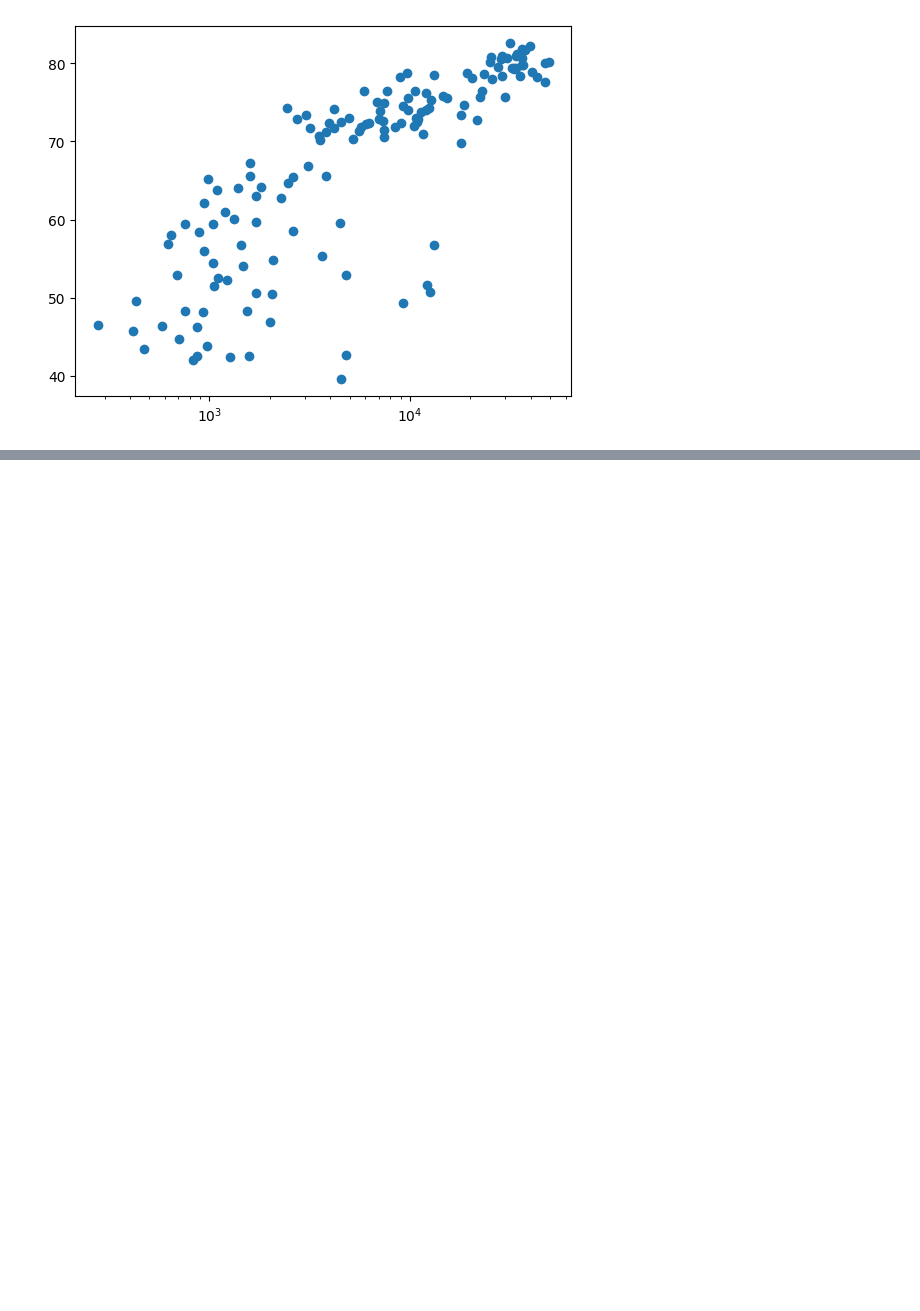
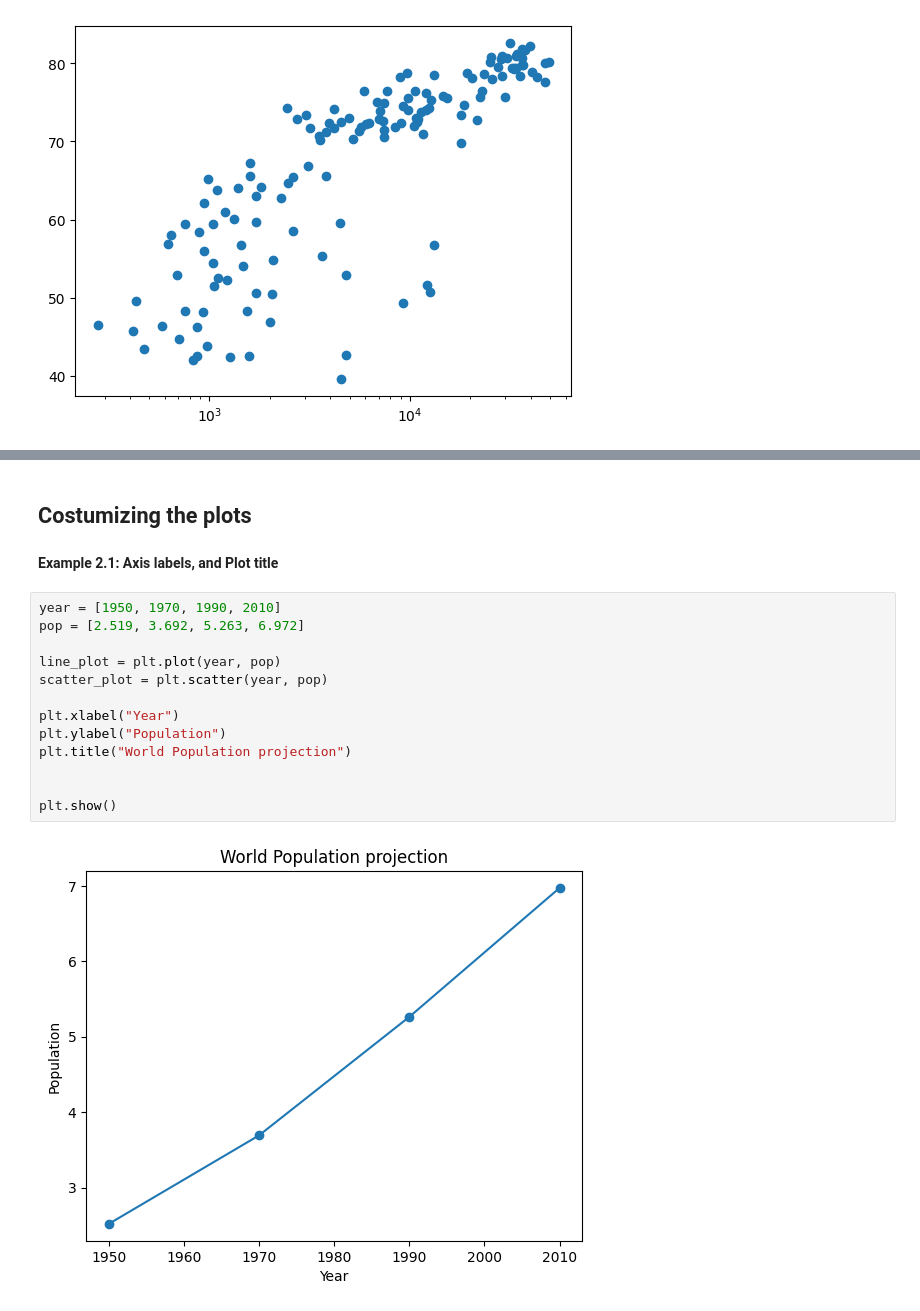
Before and after one commit to YoussefHeshamAlsoly/DataCamp, a Jupyter notebook: 2_intermediate_python/Examples.ipynb, the cells around one changed output, grey strips where cells are left out. Cells and saved outputs as stored; diff of their text form; blank space fills up the shorter version.

```diff
--- a/2_intermediate_python/Examples.ipynb
+++ b/2_intermediate_python/Examples.ipynb
@@ -54,0 +82,19 @@ plt.show()
+# %% [markdown]
+## Costumizing the plots
+# %% [markdown]
+**Example 2.1: Axis labels, and Plot title**
+# %%
+year = [1950, 1970, 1990, 2010]
+pop = [2.519, 3.692, 5.263, 6.972]
+
+line_plot = plt.plot(year, pop)
+scatter_plot = plt.scatter(year, pop)
+
+plt.xlabel("Year")
+plt.ylabel("Population")
+plt.title("World Population projection")
+
+
+plt.show()
+# %% [output]
+[figure, added]
```
Also changed, not shown: parts of 15 cells of this notebook, 1 other file.
